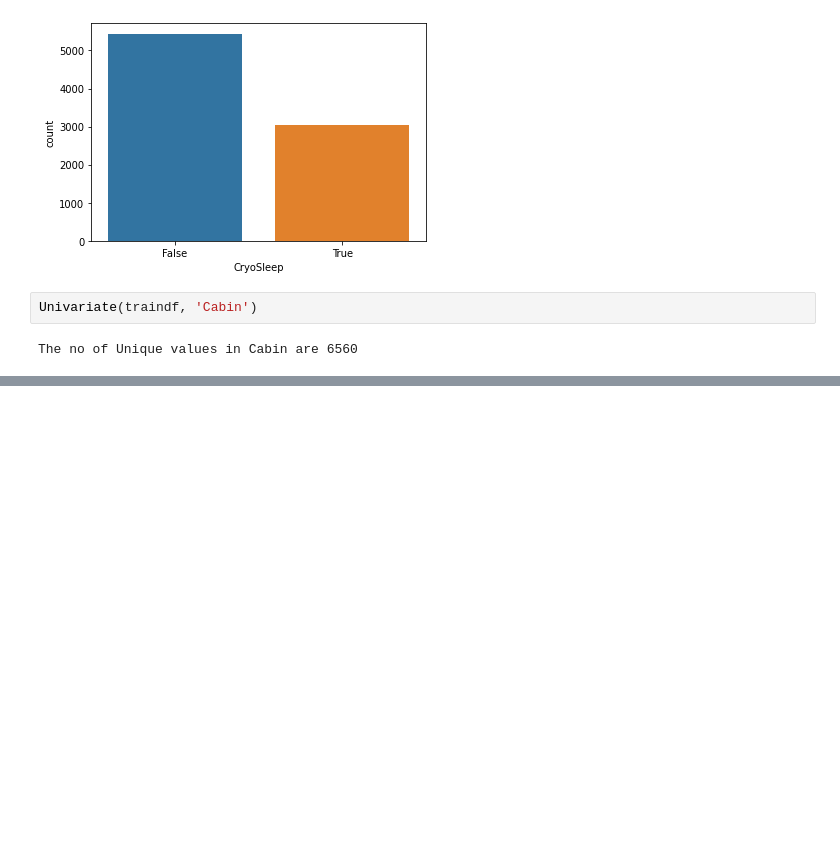
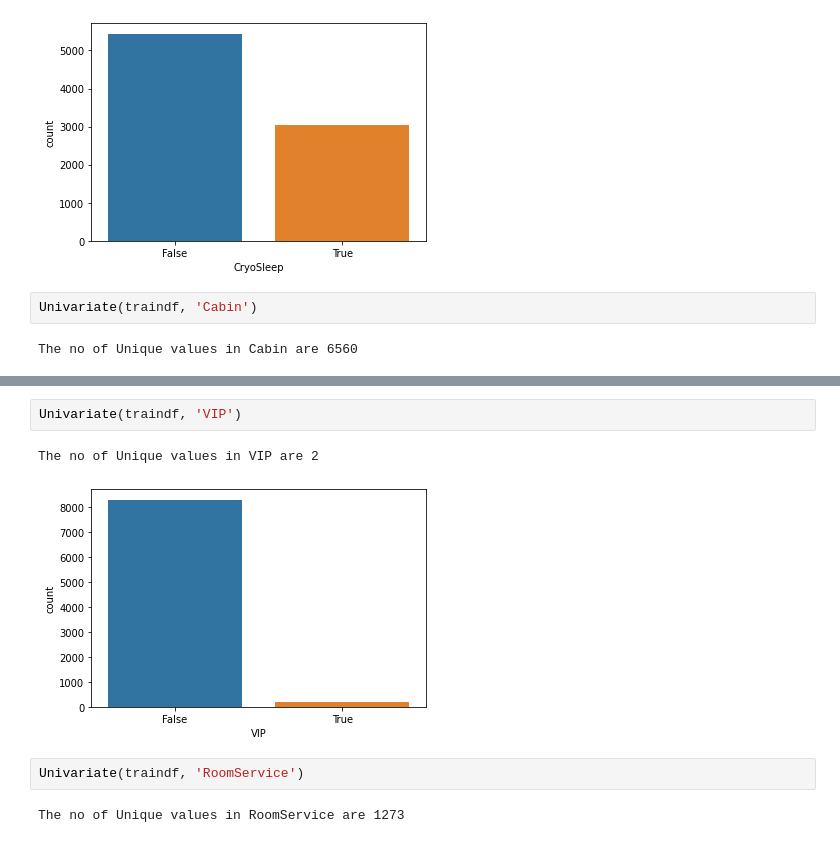
Before and after one commit to rohandawar/Titanic_Sapceship, a Jupyter notebook: titanic-spaceship-1.ipynb, the cells around one changed output, grey strips where cells are left out. Drawn from its saved outputs; the diff is of its cells as text; blank space fills up the shorter version.

```diff
--- a/titanic-spaceship-1.ipynb
+++ b/titanic-spaceship-1.ipynb
@@ -91,0 +122,9 @@ The no of Unique values in Cabin are 6560
+# %%
+Univariate(traindf, 'VIP')
+# %% [output]
+The no of Unique values in VIP are 2
+[figure, added]
+# %%
+Univariate(traindf, 'RoomService')
+# %% [output]
+The no of Unique values in RoomService are 1273
```
Also changed, not shown: parts of 9 cells of this notebook.
